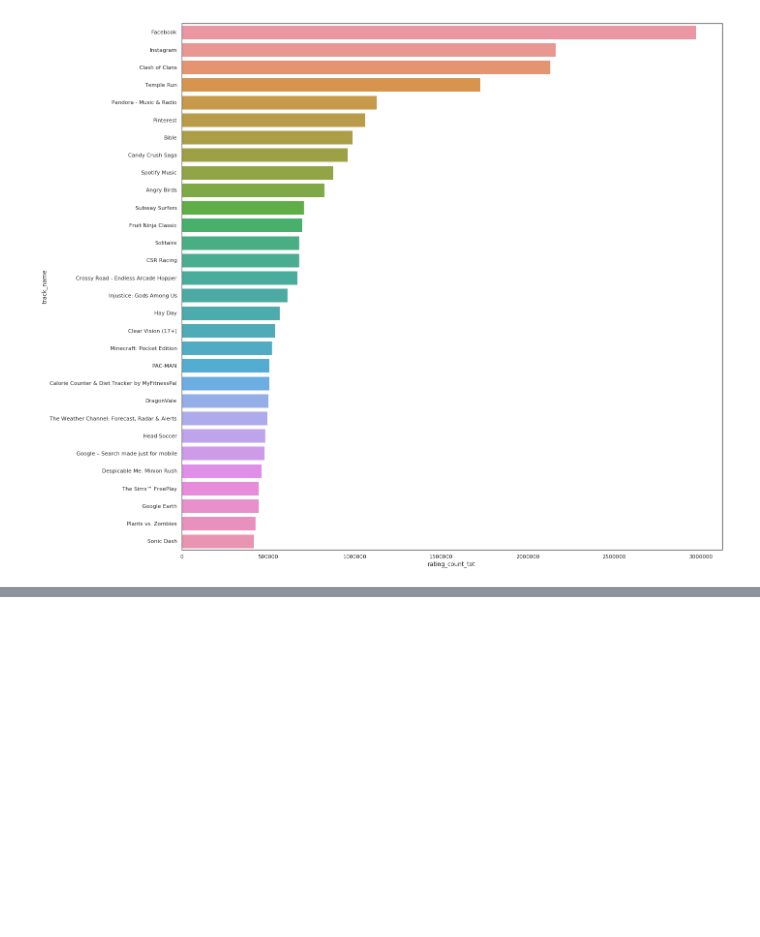
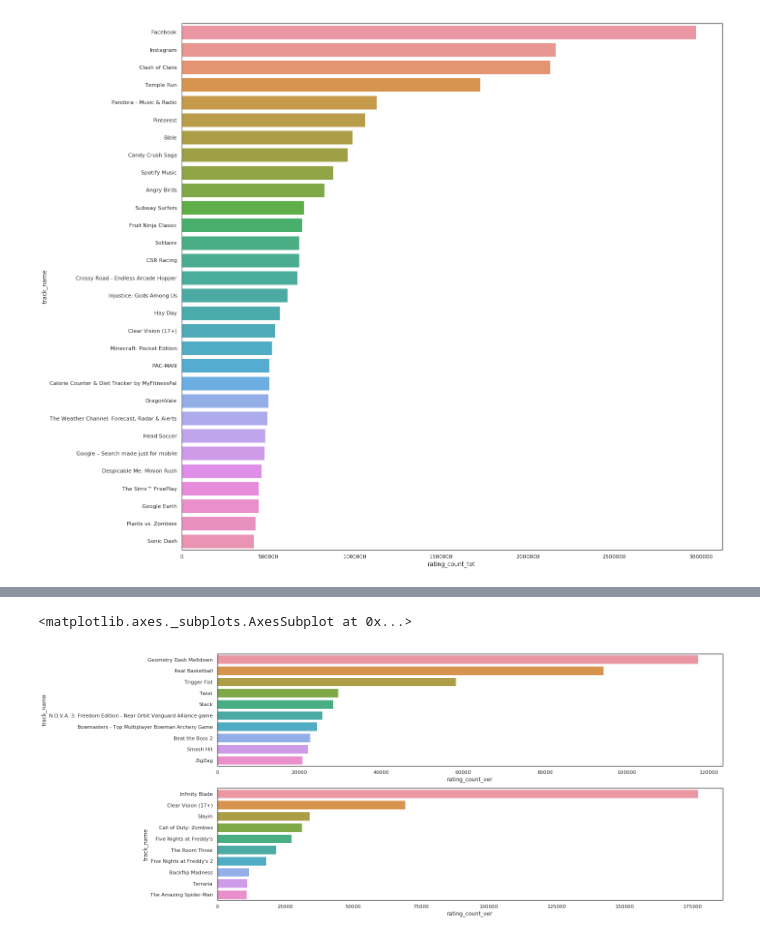
Before and after one commit to C3NZ/AppleStoreAnalysis, a Jupyter notebook: Applestore.ipynb, the cells around one changed output, grey strips where cells are left out. Cells and saved outputs as stored; diff of their text form; code cells hidden in the pictures; blank space fills up the shorter version.

```diff
--- a/Applestore.ipynb
+++ b/Applestore.ipynb
@@ -267,0 +321,16 @@ sb.barplot(x=ratings['rating_count_tot'][:30], y=ratings['track_name'][:30])
+# %%
+# Get the currently top rated free and paid for games
+current_free_rated_games = free_games.sort_values(by=['rating_count_ver'], ascending=False)
+current_paid_rated_games = paid_games.sort_values(by=['rating_count_ver'], ascending=False)
+# %%
+# Initialize and configure plot
+fig = plt.figure(figsize=(20, 10))
+ax1 = fig.add_subplot(211)
+ax2 = fig.add_subplot(212)
+
+# Plot the currently highest rated free and paid for games
+sb.barplot(x=current_free_rated_games['rating_count_ver'][:10], y=current_free_rated_games['track_name'][:10], ax=ax1)
+sb.barplot(x=current_paid_rated_games['rating_count_ver'][:10], y=current_paid_rated_games['track_name'][:10], ax=ax2)
+# %% [output]
+<matplotlib.axes._subplots.AxesSubplot at 0x...>
+[figure, added]
```
Also changed, not shown: parts of 7 cells of this notebook.
